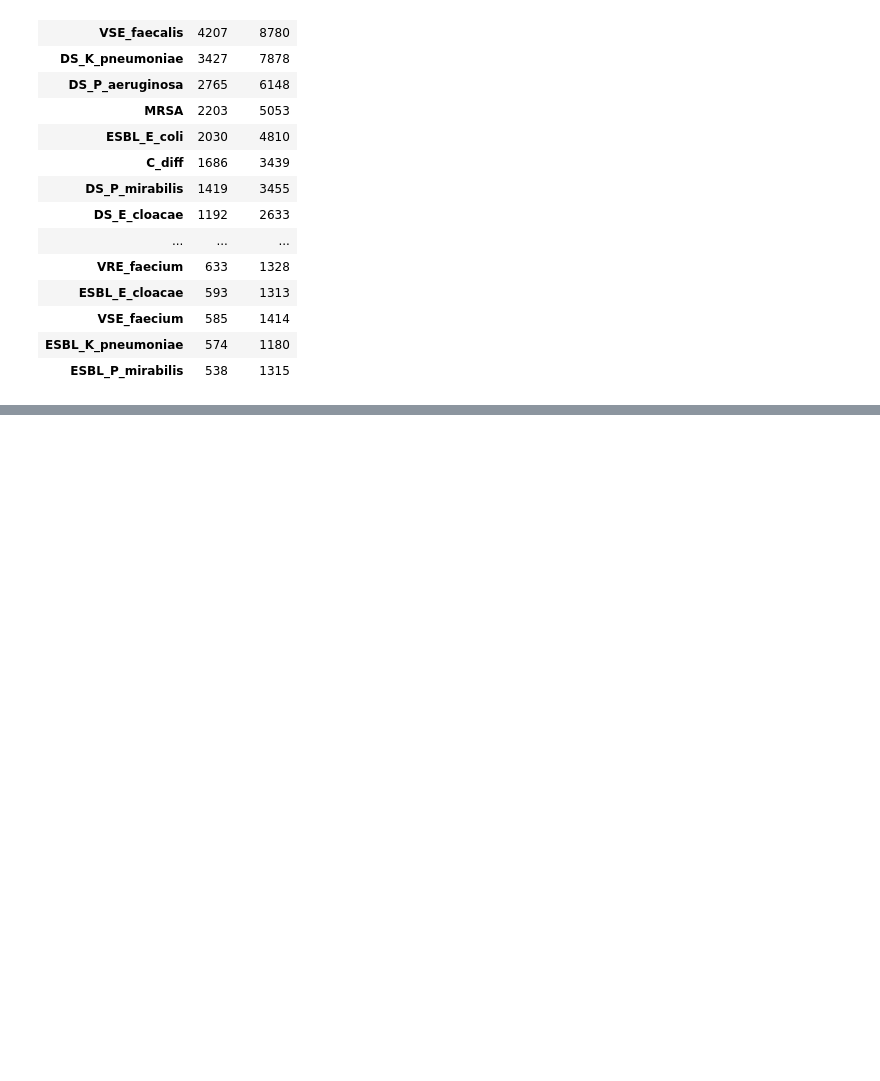
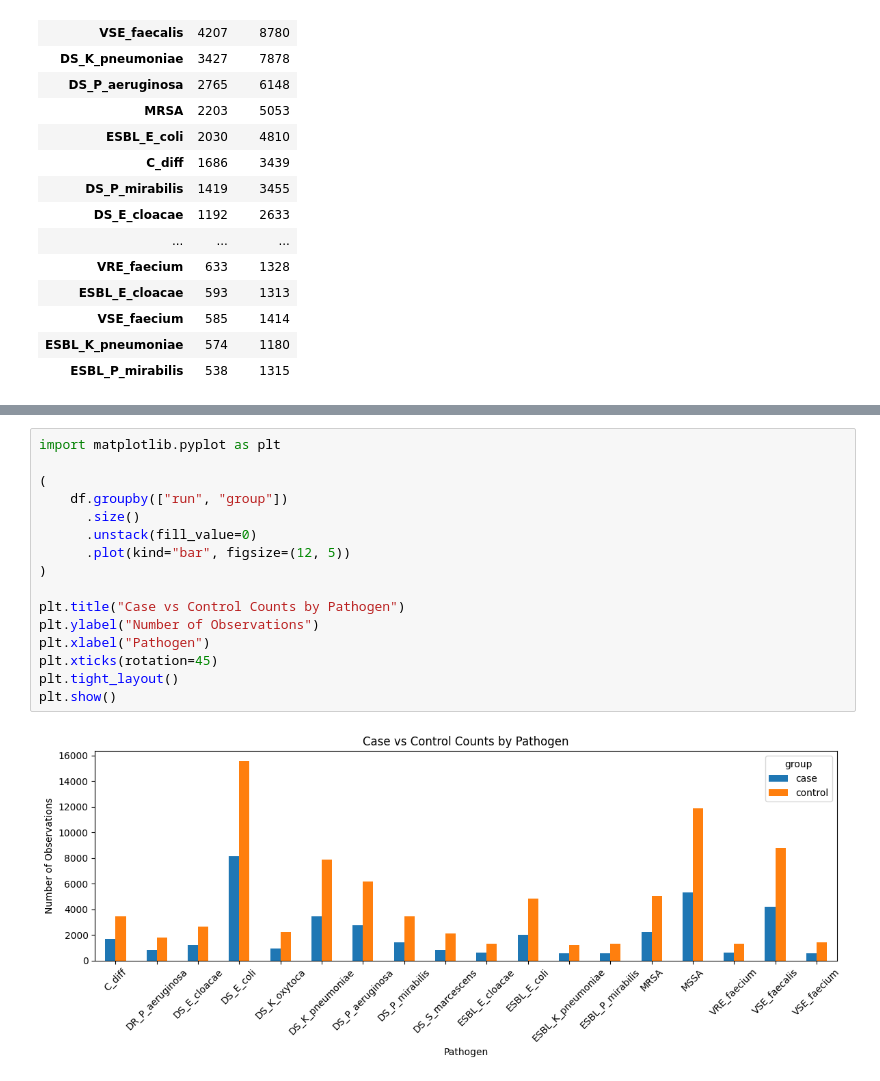
Before and after one commit to alexjr721/hospital-onset-infection-risk-model, a Jupyter notebook: notebooks/01_eda.ipynb, the cells around one changed output, grey strips where cells are left out. Cells and saved outputs as stored; diff of their text form; blank space fills up the shorter version.

```diff
--- a/notebooks/01_eda.ipynb
+++ b/notebooks/01_eda.ipynb
@@ -122,0 +225,18 @@ Name: count, dtype: int64
+# %%
+import matplotlib.pyplot as plt
+
+(
+    df.groupby(["run", "group"])
+      .size()
+      .unstack(fill_value=0)
+      .plot(kind="bar", figsize=(12, 5))
+)
+
+plt.title("Case vs Control Counts by Pathogen")
+plt.ylabel("Number of Observations")
+plt.xlabel("Pathogen")
+plt.xticks(rotation=45)
+plt.tight_layout()
+plt.show()
+# %% [output]
+[figure, added]
```
Also changed, not shown: parts of 6 cells of this notebook.
